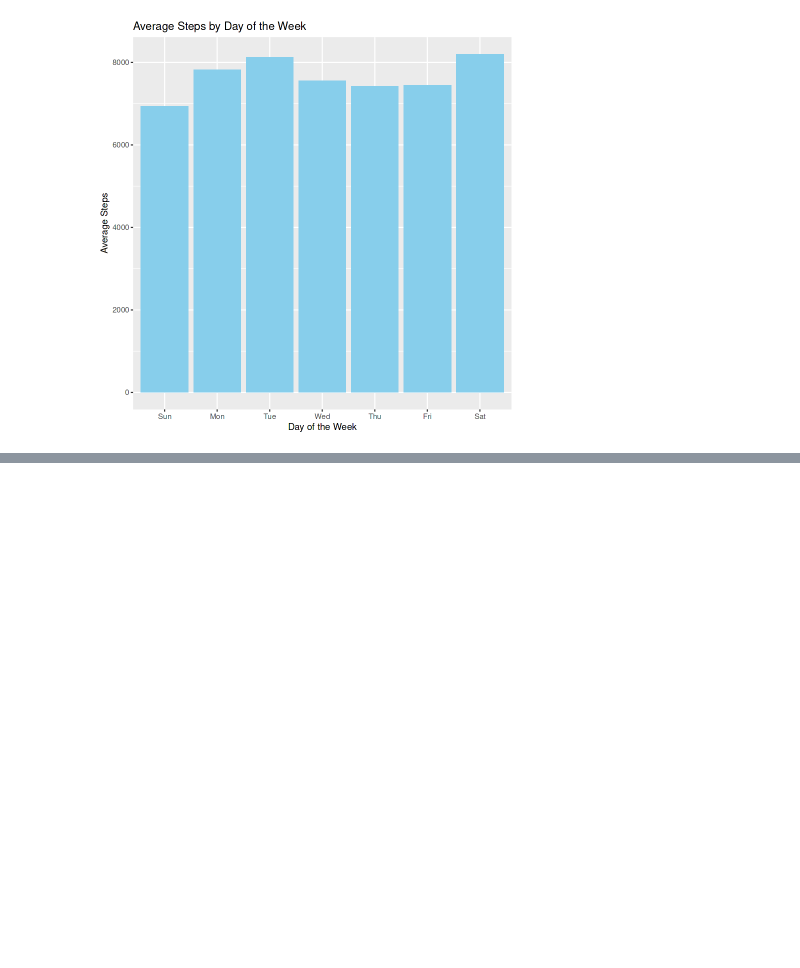
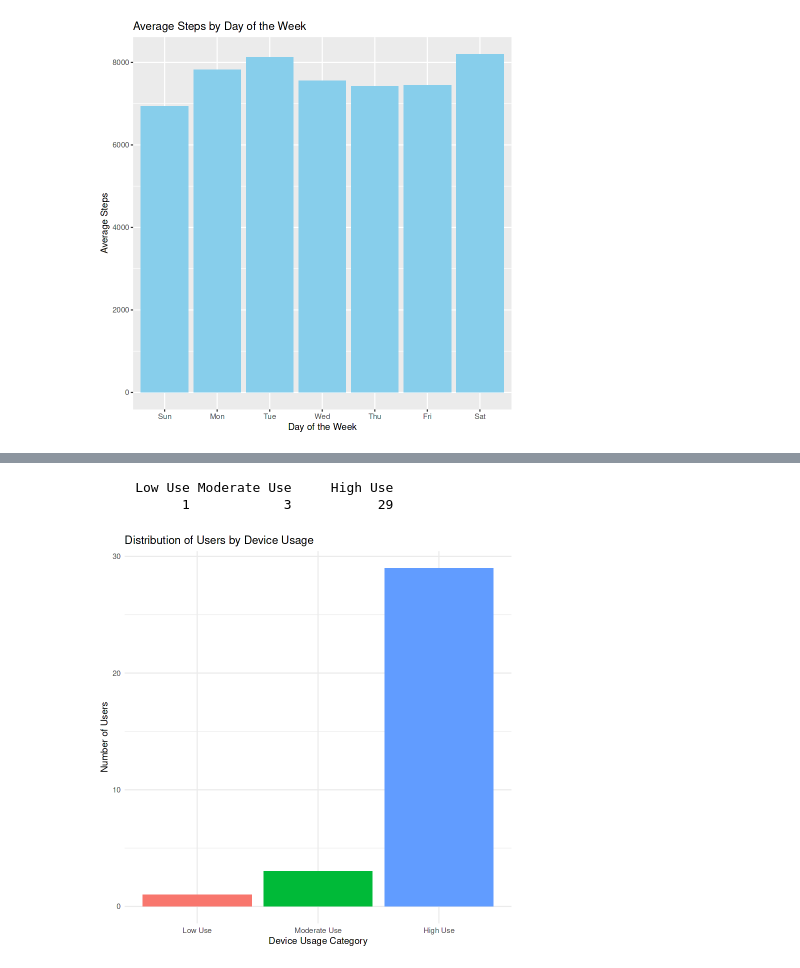
Before and after one commit to Isaac-Ndirangu-Muturi-749/FitBit_Tracker_Insights__Unveiling-Trends-in-Wellness-Technology-Consumer-Behavior, a Jupyter notebook: R_notebook.ipynb, the cells around one changed output, grey strips where cells are left out. Drawn from its saved outputs; the diff is of its cells as text; code cells hidden in the pictures; blank space fills up the shorter version.

```diff
--- a/R_notebook.ipynb
+++ b/R_notebook.ipynb
@@ -697,6 +666,52 @@ We will calculate the number of users that use their smart device on a daily bas
 high use - users who use their device between 21 and 31 days.
 moderate use - users who use their device between 10 and 20 days.
 low use - users who use their device between 1 and 10 days.
+# %%
+# Load required libraries
+library(dplyr)
+
+# Assuming you have a data frame named `merged_data` with columns `id` and `date` representing user IDs and the dates they used their smart device.
+
+# 1. Calculate the number of days each user has used their smart device
+user_device_usage <- merged_data %>%
+  group_by(id) %>%
+  summarise(days_used = n_distinct(date))
+
+# 2. Classify users into categories
+user_device_usage$category <- cut(user_device_usage$days_used, breaks = c(0, 10, 20, 31),
+                                  labels = c("Low Use", "Moderate Use", "High Use"))
+
+# 3. Count the number of users in each category
+category_counts <- table(user_device_usage$category)
+
+# Print the counts
+print(category_counts)
+# %% [output]
+     Low Use Moderate Use     High Use
+           1            3           29
+# %%
+# Load required libraries
+library(ggplot2)
+
+# Assuming you have already calculated the category counts as `category_counts`
+
+# Convert the category counts to a data frame
+category_counts_df <- as.data.frame(category_counts)
+names(category_counts_df) <- c("Category", "Count")
+
+# Plotting the bar plot
+bar_plot <- ggplot(category_counts_df, aes(x = Category, y = Count, fill = Category)) +
+  geom_bar(stat = "identity") +
+  labs(title = "Distribution of Users by Device Usage",
+       x = "Device Usage Category",
+       y = "Number of Users") +
+  theme_minimal() +
+  theme(legend.position = "none")  # Remove the legend
+
+# Print the bar plot
+print(bar_plot)
+# %% [output]
+[figure, added]
 # %%
 We will now determine if there is any correlation between different variables:
 
```
Also changed, not shown: parts of 27 cells of this notebook.
